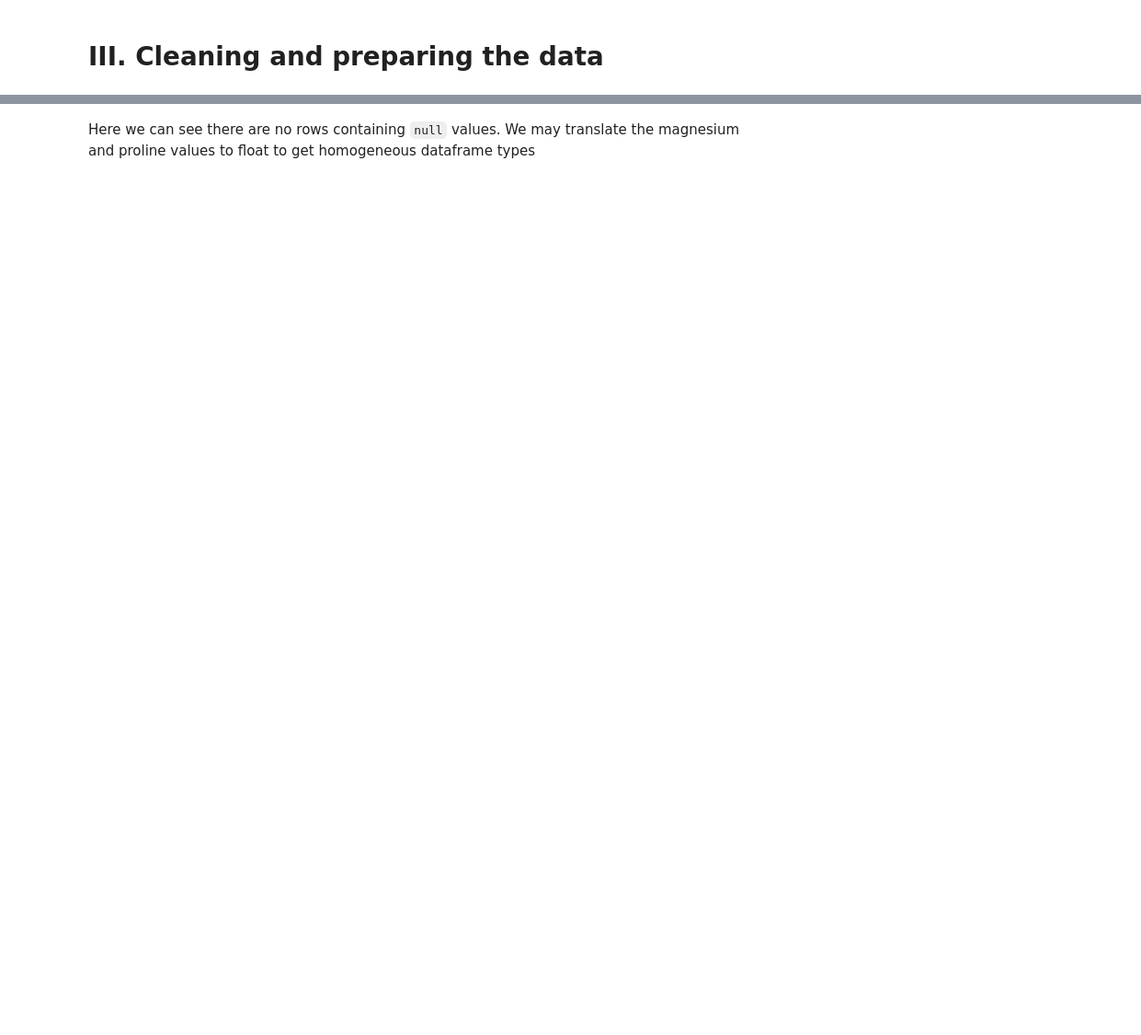
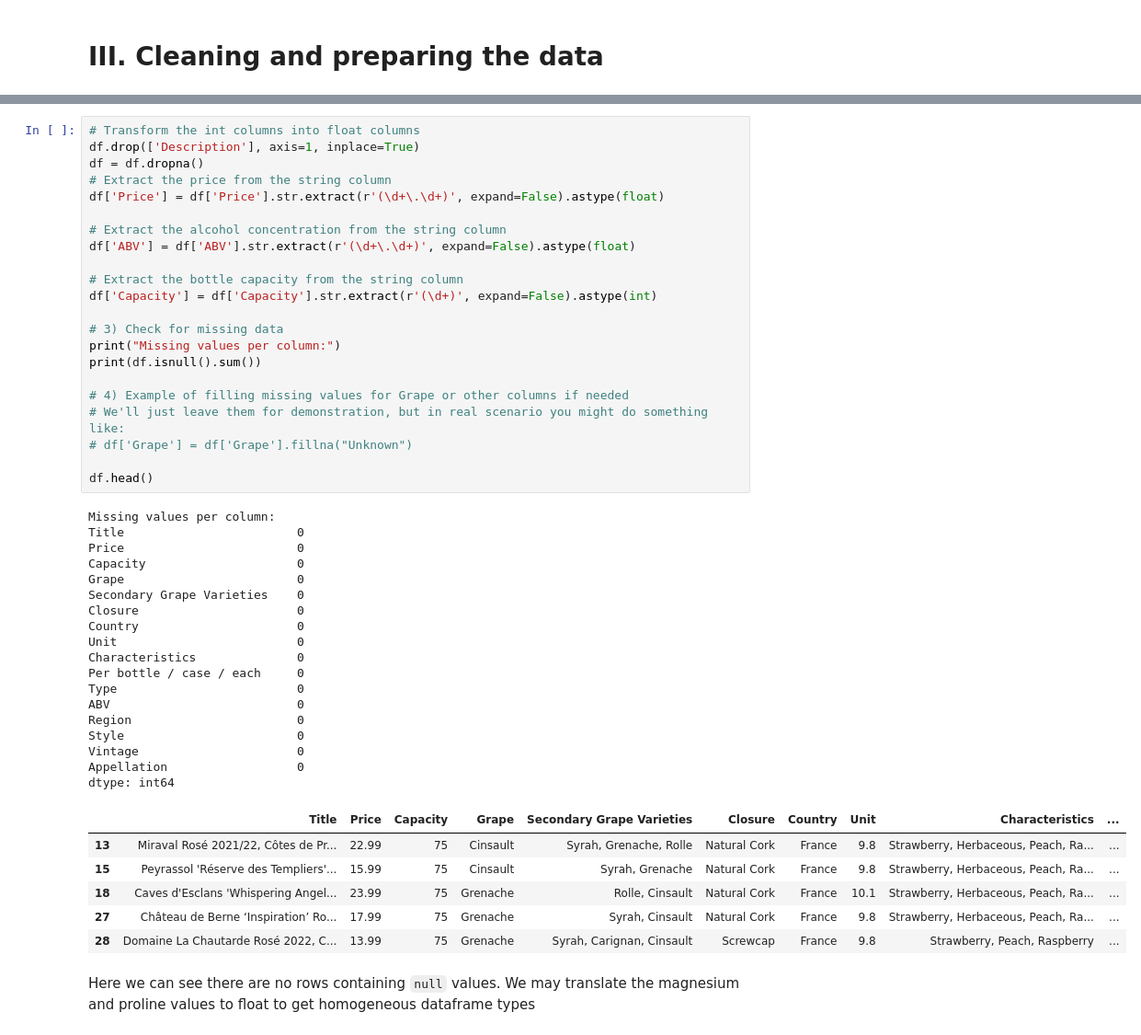
Before and after one commit to Kaboufl/MachineLearning, a Jupyter notebook: wineML.ipynb, the cells around one changed output, grey strips where cells are left out. Shown at 92% size. Drawn from its saved outputs; the diff is of its cells as text; blank space fills up the shorter version.

```diff
--- a/wineML.ipynb
+++ b/wineML.ipynb
@@ -82,2 +57,49 @@ memory usage: 18.2 KB
+# %%
+# Transform the int columns into float columns
+df.drop(['Description'], axis=1, inplace=True)
+df = df.dropna()
+# Extract the price from the string column
+df['Price'] = df['Price'].str.extract(r'(\d+\.\d+)', expand=False).astype(float)
+
+# Extract the alcohol concentration from the string column
+df['ABV'] = df['ABV'].str.extract(r'(\d+\.\d+)', expand=False).astype(float)
+
+# Extract the bottle capacity from the string column
+df['Capacity'] = df['Capacity'].str.extract(r'(\d+)', expand=False).astype(int)
+
+# 3) Check for missing data
+print("Missing values per column:")
+print(df.isnull().sum())
+
+# 4) Example of filling missing values for Grape or other columns if needed
+# We'll just leave them for demonstration, but in real scenario you might do something like:
+# df['Grape'] = df['Grape'].fillna("Unknown")
+
+df.head()
+# %% [output]
+Missing values per column:
+Title                        0
+Price                        0
+Capacity                     0
+Grape                        0
+Secondary Grape Varieties    0
+Closure                      0
+Country                      0
+Unit                         0
+Characteristics              0
+Per bottle / case / each     0
+Type                         0
+ABV                          0
+Region                       0
+Style                        0
+Vintage                      0
+Appellation                  0
+dtype: int64
+|  | Title | Price | Capacity | Grape | Secondary Grape Varieties | Closure | Country | Unit | Characteristics | ... |
+| 13 | Miraval Rosé 2021/22, Côtes de Pr... | 22.99 | 75 | Cinsault | Syrah, Grenache, Rolle | Natural Cork | France | 9.8 | Strawberry, Herbaceous, Peach, Ra... | ... |
+| 15 | Peyrassol 'Réserve des Templiers'... | 15.99 | 75 | Cinsault | Syrah, Grenache | Natural Cork | France | 9.8 | Strawberry, Herbaceous, Peach, Ra... | ... |
+| 18 | Caves d'Esclans 'Whispering Angel... | 23.99 | 75 | Grenache | Rolle, Cinsault | Natural Cork | France | 10.1 | Strawberry, Herbaceous, Peach, Ra... | ... |
+| 27 | Château de Berne ‘Inspiration’ Ro... | 17.99 | 75 | Grenache | Syrah, Cinsault | Natural Cork | France | 9.8 | Strawberry, Herbaceous, Peach, Ra... | ... |
+| 28 | Domaine La Chautarde Rosé 2022, C... | 13.99 | 75 | Grenache | Syrah, Carignan, Cinsault | Screwcap | France | 9.8 | Strawberry, Peach, Raspberry | ... |
 # %% [markdown]
 Here we can see there are no rows containing `null` values. We may translate the magnesium and proline values to float to get homogeneous dataframe types
```
Also changed, not shown: parts of 13 cells of this notebook, 3 other files.
